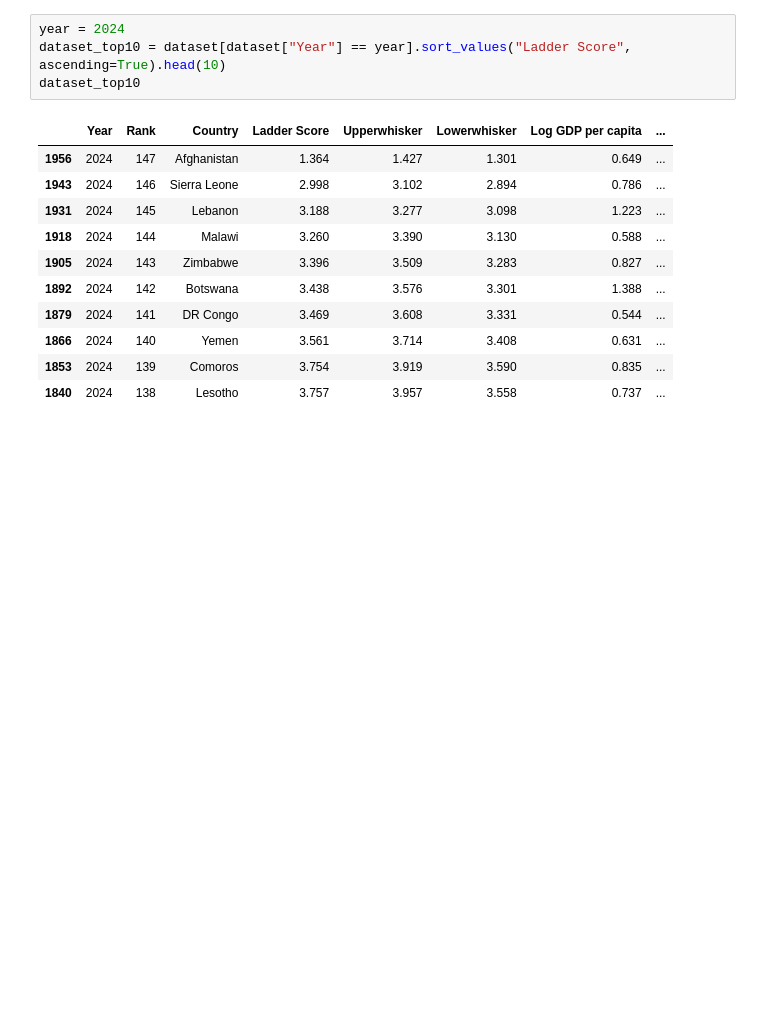
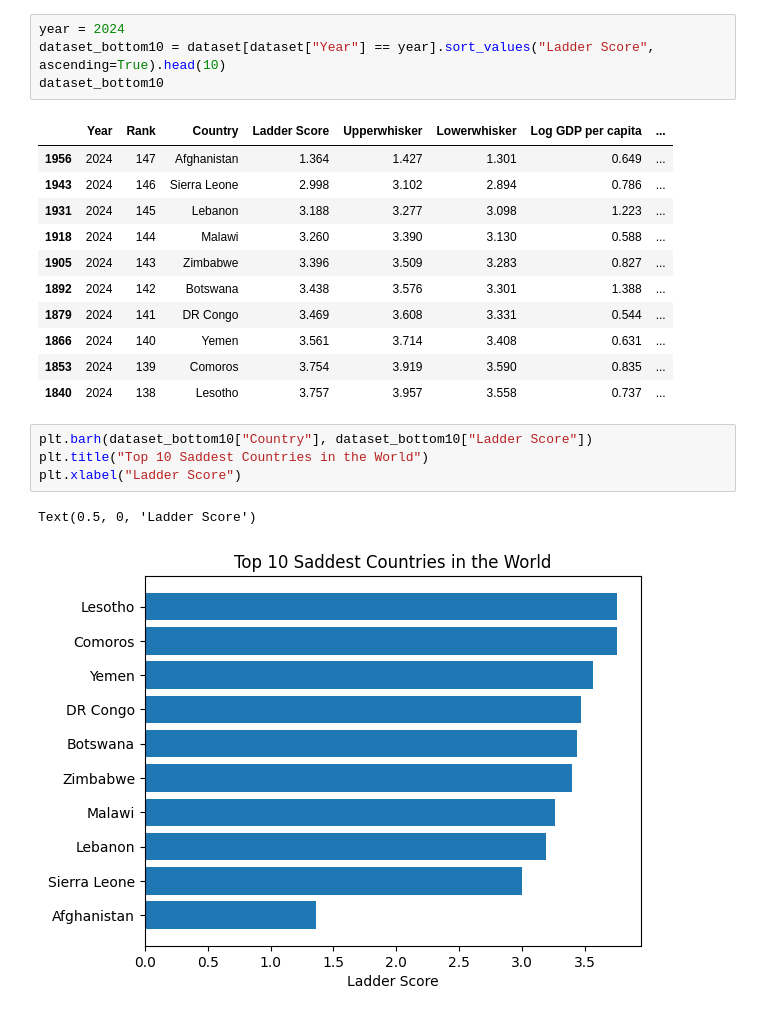
Before and after one commit to matcze/world_happiness, a Jupyter notebook: euro_happiness.ipynb, the cells around one changed output. Saved outputs shown, nothing was run; the diff lists cells and outputs as text; blank space fills up the shorter version.

```diff
--- a/euro_happiness.ipynb
+++ b/euro_happiness.ipynb
@@ -94,8 +97,8 @@ plt.gca().invert_yaxis()
 Top 10 Saddest Countries in the World!
 # %%
 year = 2024
-dataset_top10 = dataset[dataset["Year"] == year].sort_values("Ladder Score", ascending=True).head(10)
-dataset_top10
+dataset_bottom10 = dataset[dataset["Year"] == year].sort_values("Ladder Score", ascending=True).head(10)
+dataset_bottom10
 # %% [output]
 |  | Year | Rank | Country | Ladder Score | Upperwhisker | Lowerwhisker | Log GDP per capita | ... |
 | 1956 | 2024 | 147 | Afghanistan | 1.364 | 1.427 | 1.301 | 0.649 | ... |
@@ -108,3 +111,10 @@ dataset_top10
 | 1866 | 2024 | 140 | Yemen | 3.561 | 3.714 | 3.408 | 0.631 | ... |
 | 1853 | 2024 | 139 | Comoros | 3.754 | 3.919 | 3.590 | 0.835 | ... |
 | 1840 | 2024 | 138 | Lesotho | 3.757 | 3.957 | 3.558 | 0.737 | ... |
+# %%
+plt.barh(dataset_bottom10["Country"], dataset_bottom10["Ladder Score"])
+plt.title("Top 10 Saddest Countries in the World")
+plt.xlabel("Ladder Score")
+# %% [output]
+Text(0.5, 0, 'Ladder Score')
+[figure, added]
```
Also changed, not shown: parts of 1 cell of this notebook.
